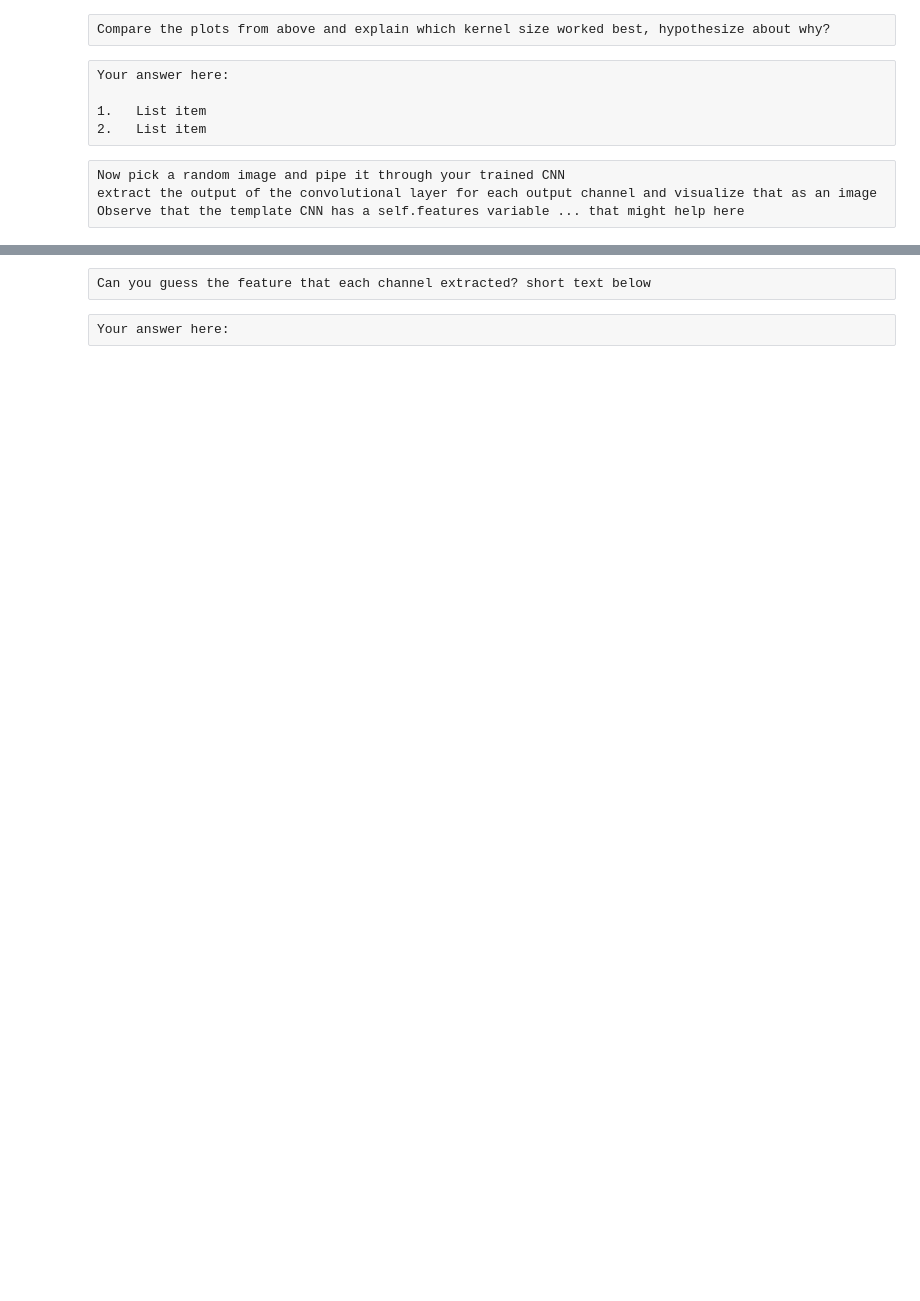
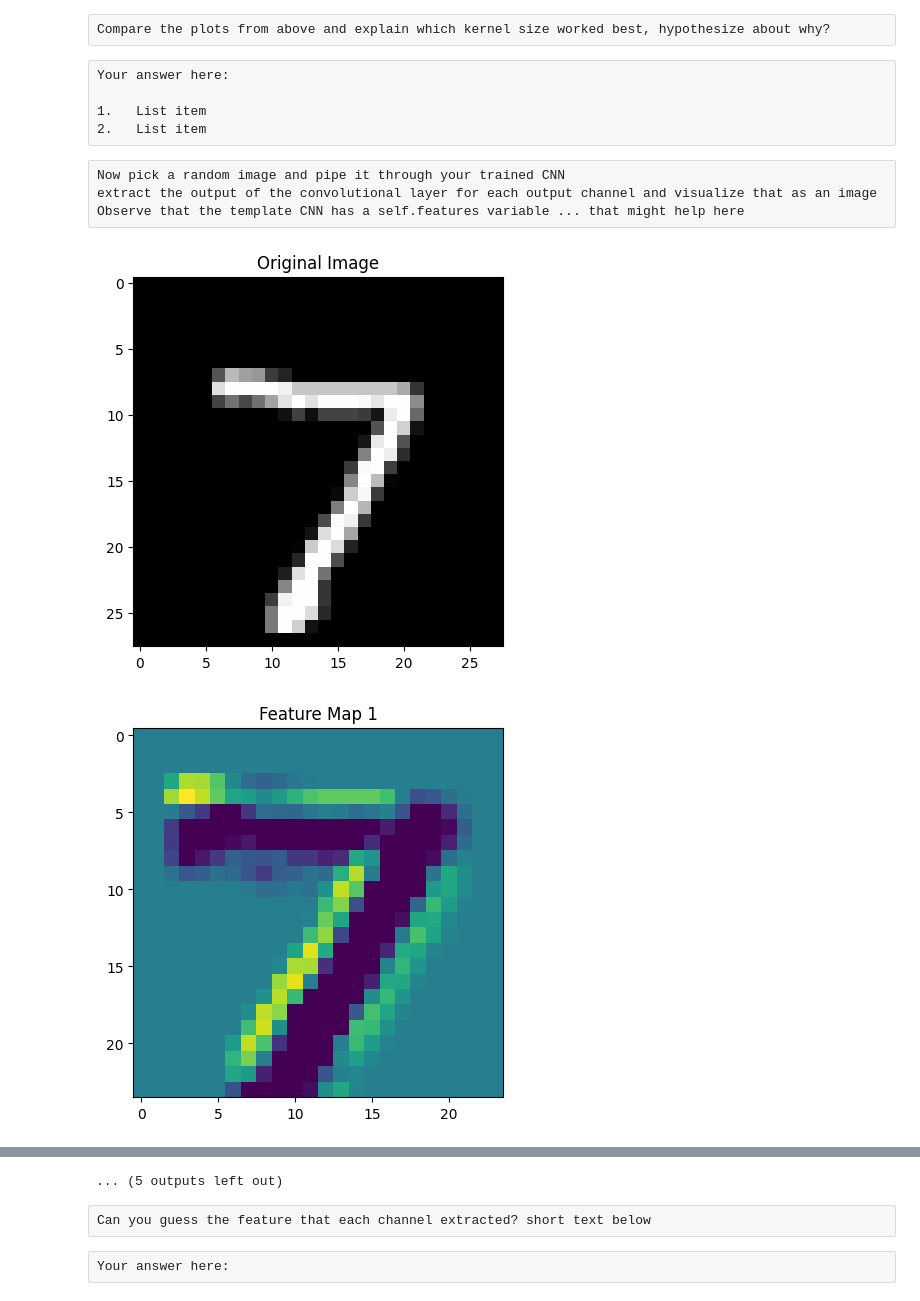
Before and after one commit to Ahmadar91/ML, a Jupyter notebook: Lab_4_Convolutional_Neural_Networks.ipynb, the cells around one changed output, grey strips where cells are left out. Cells and saved outputs as stored; diff of their text form; code cells hidden in the pictures; blank space fills up the shorter version.

```diff
--- a/Lab_4_Convolutional_Neural_Networks.ipynb
+++ b/Lab_4_Convolutional_Neural_Networks.ipynb
@@ -299,3 +301,35 @@ Your answer here:
 Now pick a random image and pipe it through your trained CNN
 extract the output of the convolutional layer for each output channel and visualize that as an image
 Observe that the template CNN has a self.features variable ... that might help here
+# %%
+import matplotlib.pyplot as plt
+
+# Assume `model` is your trained model, and `data` is your dataset
+model.eval()  # Set the model to evaluation mode
+image, label = next(
+    iter(test_loader)
+)  # Get a batch of images and labels from your dataset
+
+# Select the first image from the batch
+input_image = image[0].unsqueeze(0)
+
+# Forward pass
+output = model(input_image)
+
+# Get the feature maps
+feature_maps = model.features.squeeze(0).detach().numpy()
+
+# Plot the original image
+plt.imshow(input_image.squeeze(0).squeeze(0), cmap="gray")
+plt.title("Original Image")
+plt.show()
+
+# Plot each feature map
+num_feature_maps = feature_maps.shape[0]
+for i in range(num_feature_maps):
+    plt.imshow(feature_maps[i], cmap="viridis")
+    plt.title(f"Feature Map {i+1}")
+    plt.show()
+# %% [output]
+[figure, added]
+[figure, added]
@@ -302,3 +346,4 @@ Observe that the template CNN has a self.features variable ... that might help h
+... (5 outputs left out)
 # %% [raw]
 Can you guess the feature that each channel extracted? short text below
 # %% [raw]
```
Also changed, not shown: parts of 8 cells of this notebook.
